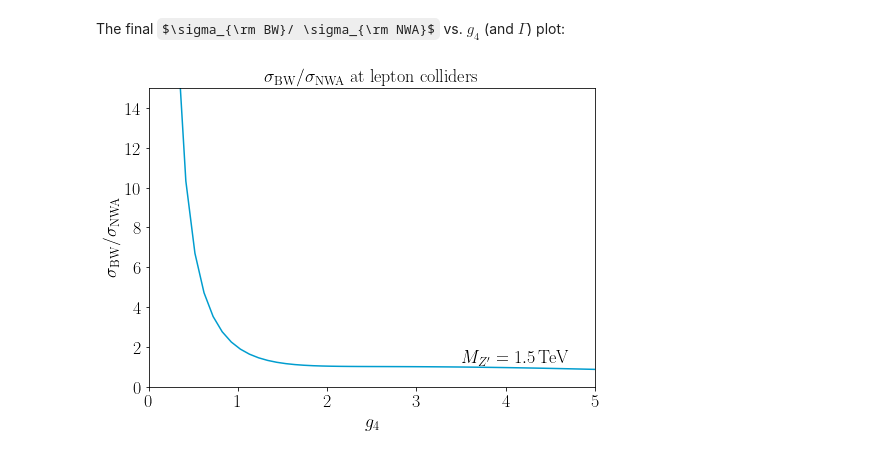
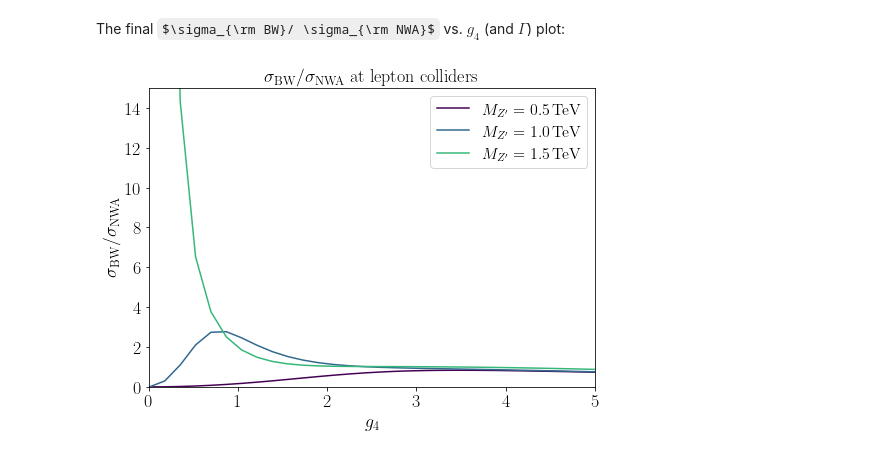
Before and after one commit to armankorajac/finite-width-lepton-colliders, a Jupyter notebook: finite-width.ipynb, the cells around one changed output. Saved outputs shown, nothing was run; the diff lists cells and outputs as text; code cells hidden in the pictures; some formulas as TeX source.

```diff
--- a/finite-width.ipynb
+++ b/finite-width.ipynb
@@ -224,7 +224,7 @@ Set which collider/initial lepton states we are using:
 # %%
 with open("lePDFs/LePDF_mu_5FS_0000.dat") as f:
 
-    for i in range(10):
+    for i in range(9):
         print(f.readline().strip())
 # %% [output]
 PdfType: central
@@ -529,8 +528,6 @@ So in principle we will deal with 3 results:
 ## The convolution with the partonic cross-section; getting $\sigma_{\rm NWA}$ and $\sigma_{\rm BW}$
 # %% [markdown]
 We can for now ignore any details, it's just important that we agree on the partonic x-sec, and use the same for NWA and the BW case. See the Overleaf.
-# %%
-ml = mmu  # lepton mass
 # %%
 def xsecPartonicBW(tau, MZp, g4):
     """Example partonic cross-section for mu_L mu_L -> Z' -> mu_L mu_L, simple s-channel, Breit-Wigner."""
@@ -653,18 +650,21 @@ BW vs NWA, g4 = 0.25:  5.0974953700997256e-17 9.013146963528711e-17 0.5655622160
 # %% [markdown]
 The final $\sigma_{\rm BW}/ \sigma_{\rm NWA}$ vs. $g_4$ (and $\Gamma$) plot:
 # %%
-MZpVal = 1500.0  # in GeV
-g4val = np.linspace(0.01, 5.0, 50)
-xsecHadronic_over_g4 = [xsecBWvsNWARatio(MZpVal, g4) for g4 in g4val]
+MZpVal = [500.0, 1000.0, 1500.0] # in GeV
+g4val = np.linspace(0.01, 5.0, 30)
+xsecHadronic_over_g4 = [[xsecBWvsNWARatio(MZp, g4) for g4 in g4val] for MZp in MZpVal]
 # %%
 fig, ax = plt.subplots(1,1, figsize=(8, 5.5))
-ax.plot(g4val, xsecHadronic_over_g4, color = lo_color)
+for i in range(len(MZpVal)):
+    ax.plot(g4val, xsecHadronic_over_g4[i], label = rf"$M_{{Z^\prime}} = {MZpVal[i]*1e-3:.1f}\,\mathrm{{TeV}}$", color = plt.cm.viridis(i/len(MZpVal)))
 ax.set_title(r"$\sigma_{\rm BW}/\sigma_{\rm NWA}$ at lepton colliders", fontsize = 18)
 ax.set_xlabel(r"$g_4$", fontsize = 18)
 ax.set_ylabel(r"$\sigma_{\rm BW}/\sigma_{\rm NWA}$", fontsize = 18)
-ax.text(x = 3.5, y = 1.2, s = rf"$M_{{Z^\prime}} = {MZpVal*1e-3:.1f}\,\mathrm{{TeV}}$", fontsize = 18)
+#ax.text(x = 3.5, y = 1.2, s = rf"$M_{{Z^\prime}} = {MZpVal*1e-3:.1f}\,\mathrm{{TeV}}$", fontsize = 18)
 ax.set_xlim(0, 5)
 ax.set_ylim(0, 15)
+ax.legend(fontsize = 16)
+
 plt.show()
 # %% [output]
-[figure, old version]
+[figure, new version]
```
Also changed, not shown: parts of 14 cells of this notebook.
